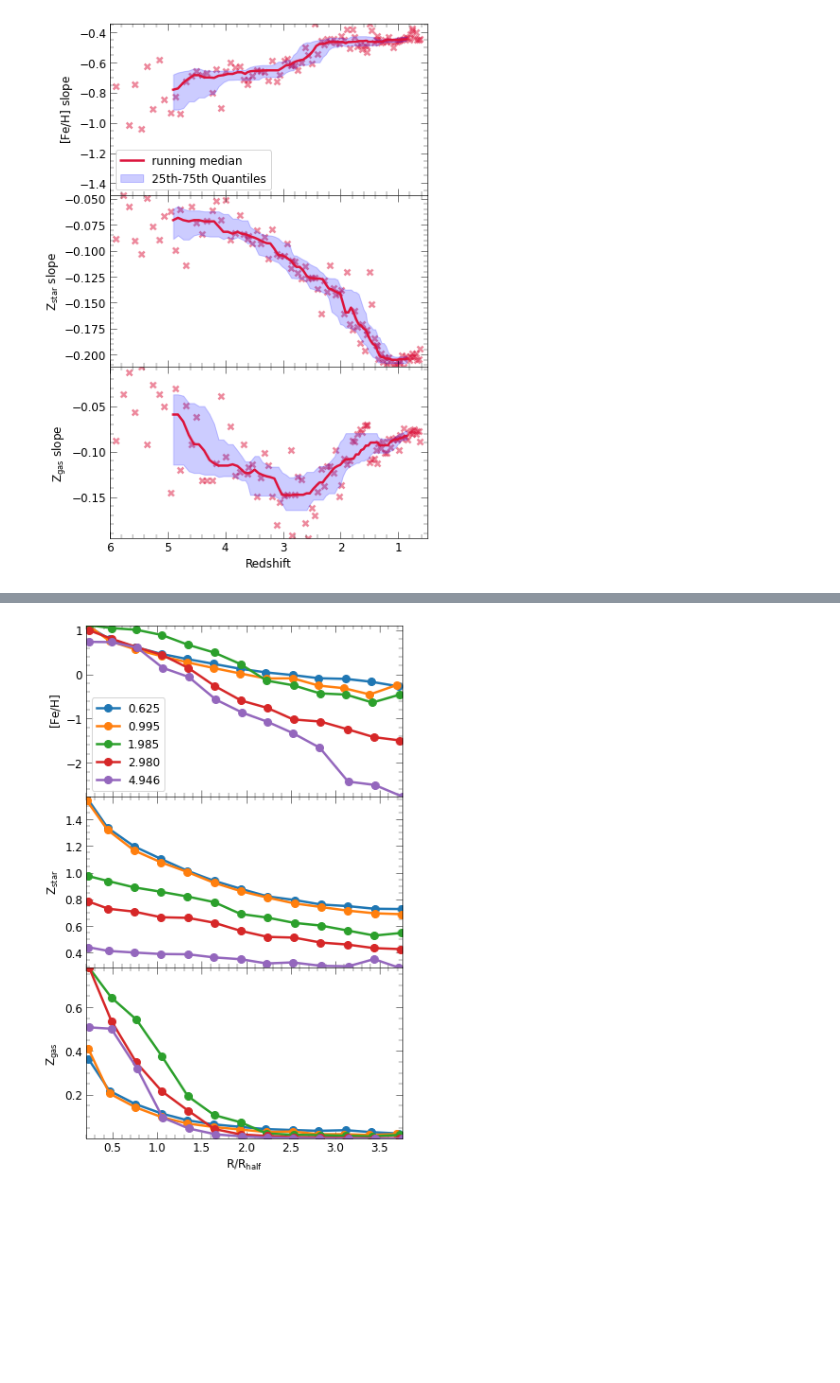
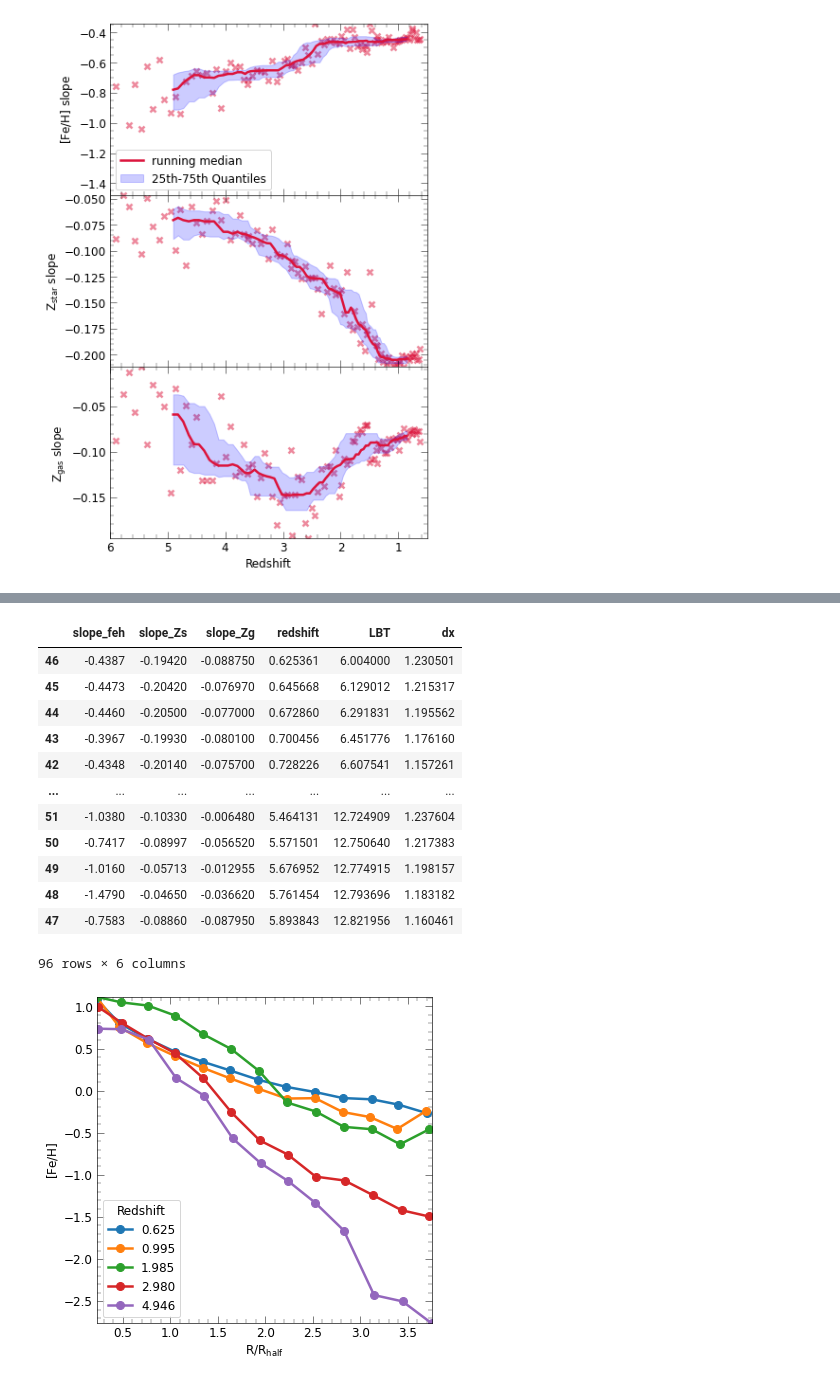
Before and after one commit to ansingh16/hr5_metallicity, a Jupyter notebook: Code/Analysis.ipynb, the cells around one changed output, grey strips where cells are left out. Cells and saved outputs as stored; diff of their text form; code cells hidden in the pictures; blank space fills up the shorter version.

Commit message:
generated plot for proposal

```diff
--- a/Code/Analysis.ipynb
+++ b/Code/Analysis.ipynb
@@ -558,0 +782,5 @@ fig.savefig('../Plots/slope_evolution.pdf')
+# %%
+snap='051'
+morpho = pd.read_csv(f'{morphs}/morphology_{snap}.csv')
+e_galaxies = morpho[morpho['sersicn']>2.5]
+e_galaxies
@@ -559,9 +793,31 @@ fig.savefig('../Plots/slope_evolution.pdf')
+# %%
+
+slope_z = pd.read_csv(f'{outdir}/slope_redshift.csv')
+
+slope_z.sort_values('redshift',inplace=True)
+
+slope_z
+# %% [output]
+|  | slope_feh | slope_Zs | slope_Zg | redshift | LBT | dx |
+| 46 | -0.4387 | -0.19420 | -0.088750 | 0.625361 | 6.004000 | 1.230501 |
+| 45 | -0.4473 | -0.20420 | -0.076970 | 0.645668 | 6.129012 | 1.215317 |
+| 44 | -0.4460 | -0.20500 | -0.077000 | 0.672860 | 6.291831 | 1.195562 |
+| 43 | -0.3967 | -0.19930 | -0.080100 | 0.700456 | 6.451776 | 1.176160 |
+| 42 | -0.4348 | -0.20140 | -0.075700 | 0.728226 | 6.607541 | 1.157261 |
+| ... | ... | ... | ... | ... | ... | ... |
+| 51 | -1.0380 | -0.10330 | -0.006480 | 5.464131 | 12.724909 | 1.237604 |
+| 50 | -0.7417 | -0.08997 | -0.056520 | 5.571501 | 12.750640 | 1.217383 |
+| 49 | -1.0160 | -0.05713 | -0.012955 | 5.676952 | 12.774915 | 1.198157 |
+| 48 | -1.4790 | -0.04650 | -0.036620 | 5.761454 | 12.793696 | 1.183182 |
+| 47 | -0.7583 | -0.08860 | -0.087950 | 5.893843 | 12.821956 | 1.160461 |
+96 rows × 6 columns
 # %%
 import pandas as pd
 import HR5_cluster as hr5
 import os
 import matplotlib.pyplot as plt
 plt.style.use('../paper_style.mplstyle')
+import numpy as np
 import configparser
 # load up the parameter file
 parser = configparser.ConfigParser()
@@ -574,7 +830,7 @@ snapdir = parser.get('Paths','snapfiles')
 # get snaps
 snaps = [ int(os.path.splitext(file)[0]) for file in os.listdir(snapdir)if  int(os.path.splitext(file)[0])>50]
 
-fig,ax = plt.subplots(3,1,figsize=(6,10),sharex=True)
+fig,ax = plt.subplots(1,1)
 
 vars = {'feh':r'$\rm [Fe/H]$','Zs':r'$\rm Z_{\rm star}$','Zg':r'$\rm Z_{\rm gas}$'}
 
@@ -595,51 +851,47 @@ snaps= [(time_df['redshift']-red).abs().idxmin()for red in redshifts]
 redshifts = time_df.loc[snaps]['redshift'].tolist()
 
 
-for i,var in enumerate(vars.keys()):
+for i,var in enumerate(['feh']):#enumerate(vars.keys()):
 
     if var in ['Zs','Zg']:
             vari='met'
     else:
             vari='feh'
 
     for j,snap in enumerate(snaps):#sorted(snaps):
         out = f'{outdir}/Slope_{snap}.json'
 
         snapm = str(snap).zfill(3)
         # get only elliptical galaxies
         morpho = pd.read_csv(f'{morphs}/morphology_{snapm}.csv')
 
         e_galaxies = morpho[morpho['sersicn']>2.5]
 
         red = redshifts[j]
 
         Ana = hr5.Analysis(snap)
 
         # chech if the json file exists
         if not os.path.exists(f'{outdir}/Gradient_{vari}_{snap}.json'):
-                Ana.get_slope_data(galids=e_galaxies.ID,clusids=e_galaxies.clusID,rmax=4,rbin_width=0.3,var=f'{vari}',dump='True')
+                Ana.get_slope_data(galids=e_galaxies.ID,clusids=e_galaxies.clusID,rmax=4,rbin_width=0.3,var=f'{vari}',dump_data=True,use_cache=False)
         else:
-               Ana.get_slope_data(galids=e_galaxies.ID,clusids=e_galaxies.clusID,rmax=4,rbin_width=0.3,var=f'{vari}',dump='False')
+               Ana.get_slope_data(galids=e_galaxies.ID,clusids=e_galaxies.clusID,rmax=4,rbin_width=0.3,var=f'{vari}',dump_data=False,use_cache=True)
 
-        if var in ['Zg','feh']:
-            grad = getattr(Ana, f'median_gradient_{vari}')
+        grad = getattr(Ana, f'median_gradient_{vari}')
 
-            ax[i].plot(grad['median_Rg'],grad[f'median_{var}'],marker='o',markersize=8,label=f'{red:0.3f}',color=colors[j])
+        ax.plot(grad['median_Rg'],grad[f'median_{var}'],marker='o',markersize=8,label=f'{red:0.3f}',color=colors[j])
 
-            ax[i].set_xlabel(r'$\mathrm{R/R_{\mathrm{half}}}$')
-            ax[i].set_ylabel(f'{vars[var]}')
-
-        else:
-            grad = getattr(Ana, f'median_gradient_{vari}')
-
-            ax[i].plot(grad['median_Rs'],grad[f'median_{var}'],marker='o',markersize=8,label=f'{red:0.3f}',color=colors[j])
-
-            ax[i].set_xlabel(r'$\mathrm{R/R_{\mathrm{half}}}$')
-            ax[i].set_ylabel(f'{vars[var]}')
+        ax.set_ylabel(f'{vars[var]}')
 
 
-ax[0].legend(loc=3)
-fig.subplots_adjust(hspace=0)
-fig.savefig('../Plots/metal_evolution.png',bbox_inches='tight')
+        ax.set_xlabel(r'$\mathrm{R/R_{\mathrm{half}}}$')
+
+
+
+
+
+ax.legend(loc=3,title='Redshift')
+# fig.subplots_adjust(hspace=0)
+fig.savefig('../Plots/feh_evolution_redshift.png',bbox_inches='tight')
 # %% [output]
-[figure, old version]
+[figure, new version]
```
Also changed, not shown: parts of 12 cells of this notebook, 9 other files.
